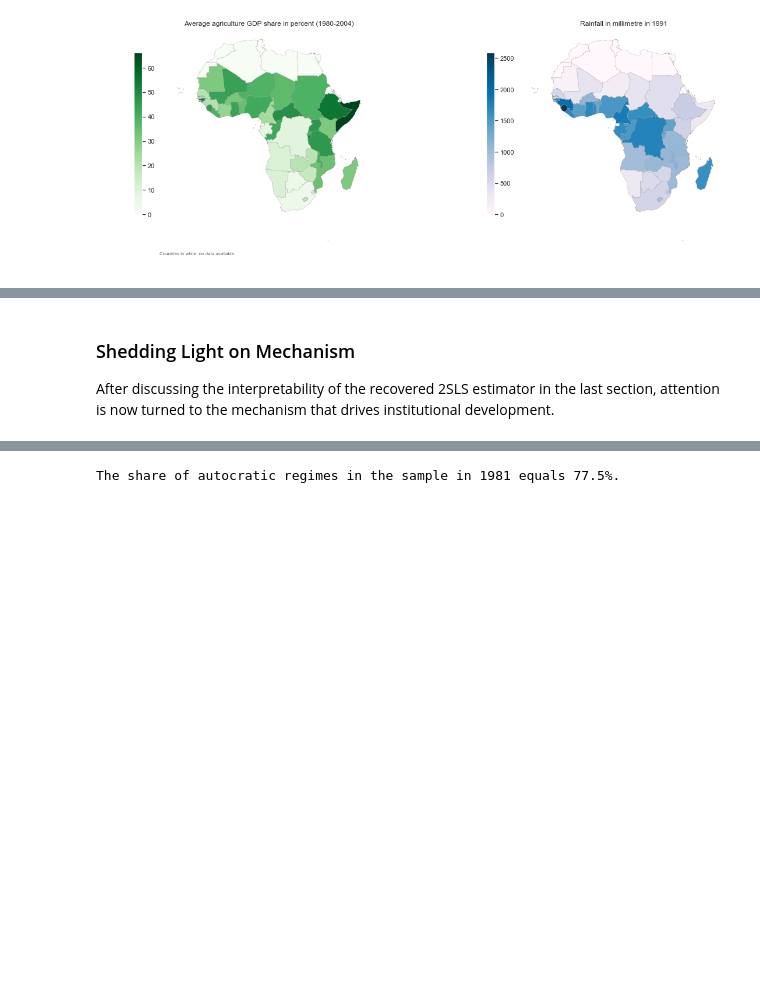
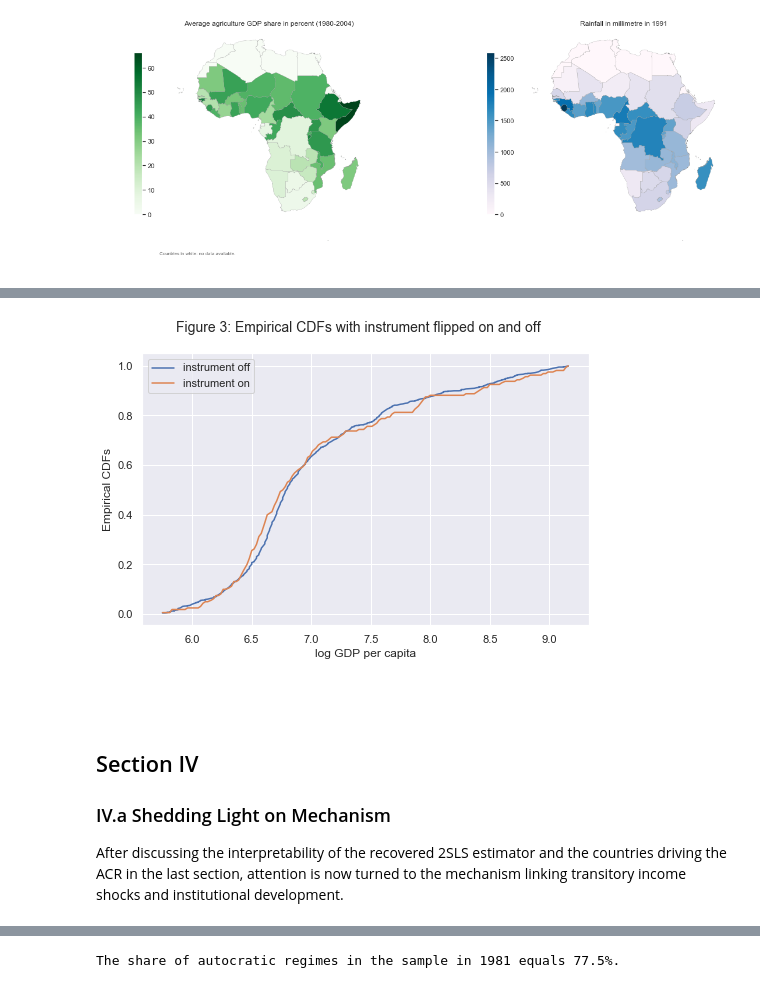
Before and after one commit to maxschae/student-project-maxschae, a Jupyter notebook: student_project.ipynb, the cells around one changed output, grey strips where cells are left out. Saved outputs shown, nothing was run; the diff lists cells and outputs as text; code cells hidden in the pictures; blank space fills up the shorter version.

```diff
--- a/student_project.ipynb
+++ b/student_project.ipynb
@@ -414,5 +431,14 @@ Since for the main analysis GDP per capita as continuous variable is used as tre
+# %%
+plot_ecdfs('lgdp_l2')
+# %% [output]
+[figure, added]
 # %% [markdown]
-### Shedding Light on Mechanism
+<br>
+<br>
 
-After discussing the interpretability of the recovered 2SLS estimator in the last section, attention is now turned to the mechanism that drives institutional development.
+## Section IV
+
+### IV.a Shedding Light on Mechanism
+
+After discussing the interpretability of the recovered 2SLS estimator and the countries driving the ACR in the last section, attention is now turned to the mechanism linking transitory income shocks and institutional development.
 # %% [markdown]
```
Also changed, not shown: parts of 78 cells of this notebook.
